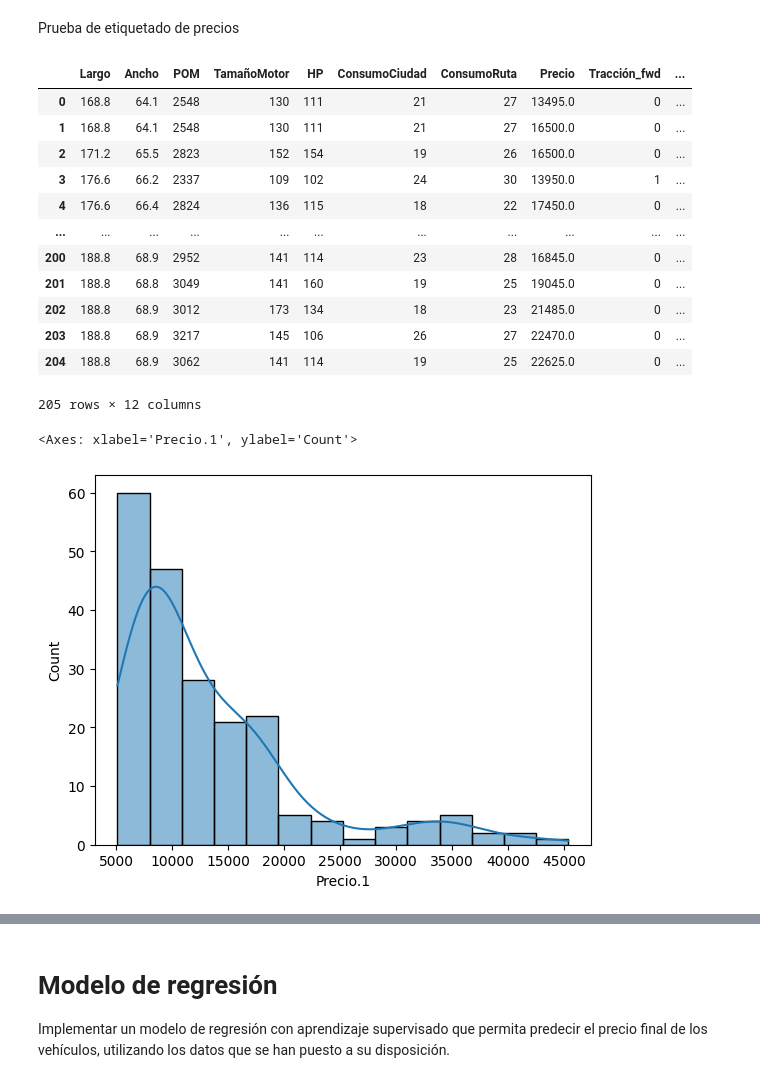
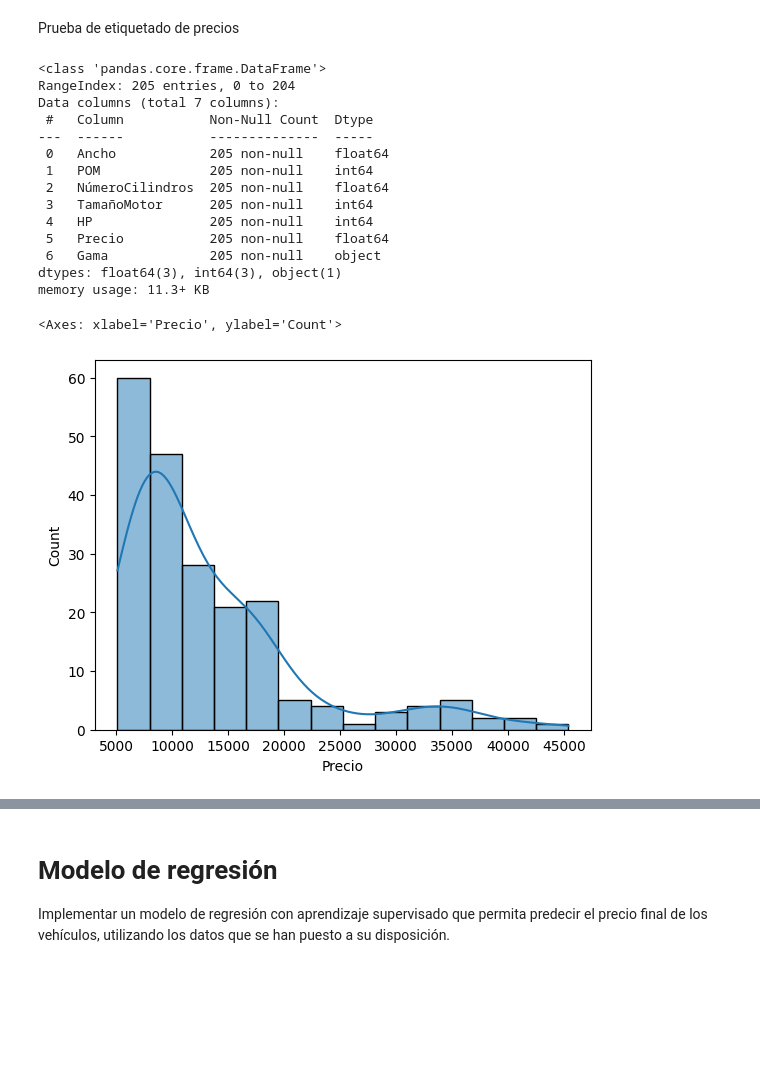
Before and after one commit to Juancito2085/Integrador-M6, a Jupyter notebook: Modelado.ipynb, the cells around one changed output, grey strips where cells are left out. Cells and saved outputs as stored; diff of their text form; code cells hidden in the pictures; blank space fills up the shorter version.

```diff
--- a/Modelado.ipynb
+++ b/Modelado.ipynb
@@ -6,24 +6,25 @@ import numpy as np
 import matplotlib.pyplot as plt
 import seaborn as sns
 # %%
-prueba=pd.read_csv('DatosProcesados.csv')
-prueba
+data=pd.read_csv('DatosProcesados.csv')
+data.info()
 # %% [output]
-|  | Largo | Ancho | POM | TamañoMotor | HP | ConsumoCiudad | ConsumoRuta | Precio | Tracción_fwd | ... |
-| 0 | 168.8 | 64.1 | 2548 | 130 | 111 | 21 | 27 | 13495.0 | 0 | ... |
-| 1 | 168.8 | 64.1 | 2548 | 130 | 111 | 21 | 27 | 16500.0 | 0 | ... |
-| 2 | 171.2 | 65.5 | 2823 | 152 | 154 | 19 | 26 | 16500.0 | 0 | ... |
-| 3 | 176.6 | 66.2 | 2337 | 109 | 102 | 24 | 30 | 13950.0 | 1 | ... |
-| 4 | 176.6 | 66.4 | 2824 | 136 | 115 | 18 | 22 | 17450.0 | 0 | ... |
-| ... | ... | ... | ... | ... | ... | ... | ... | ... | ... | ... |
-| 200 | 188.8 | 68.9 | 2952 | 141 | 114 | 23 | 28 | 16845.0 | 0 | ... |
-| 201 | 188.8 | 68.8 | 3049 | 141 | 160 | 19 | 25 | 19045.0 | 0 | ... |
-| 202 | 188.8 | 68.9 | 3012 | 173 | 134 | 18 | 23 | 21485.0 | 0 | ... |
-| 203 | 188.8 | 68.9 | 3217 | 145 | 106 | 26 | 27 | 22470.0 | 0 | ... |
-| 204 | 188.8 | 68.9 | 3062 | 141 | 114 | 19 | 25 | 22625.0 | 0 | ... |
-205 rows × 12 columns
+<class 'pandas.core.frame.DataFrame'>
+RangeIndex: 205 entries, 0 to 204
+Data columns (total 7 columns):
+ #   Column           Non-Null Count  Dtype
+---  ------           --------------  -----
+ 0   Ancho            205 non-null    float64
+ 1   POM              205 non-null    int64
+ 2   NúmeroCilindros  205 non-null    float64
+ 3   TamañoMotor      205 non-null    int64
+ 4   HP               205 non-null    int64
+ 5   Precio           205 non-null    float64
+ 6   Gama             205 non-null    object
+dtypes: float64(3), int64(3), object(1)
+memory usage: 11.3+ KB
 # %%
-sns.histplot(data=prueba, x='Precio',kde=True,cbar=True)
+sns.histplot(data=data, x='Precio',kde=True,cbar=True)
 # %% [output]
-<Axes: xlabel='Precio.1', ylabel='Count'>
+<Axes: xlabel='Precio', ylabel='Count'>
-[figure, old version]
+[figure, new version]
```
Also changed, not shown: parts of 41 cells of this notebook, 2 other files.
